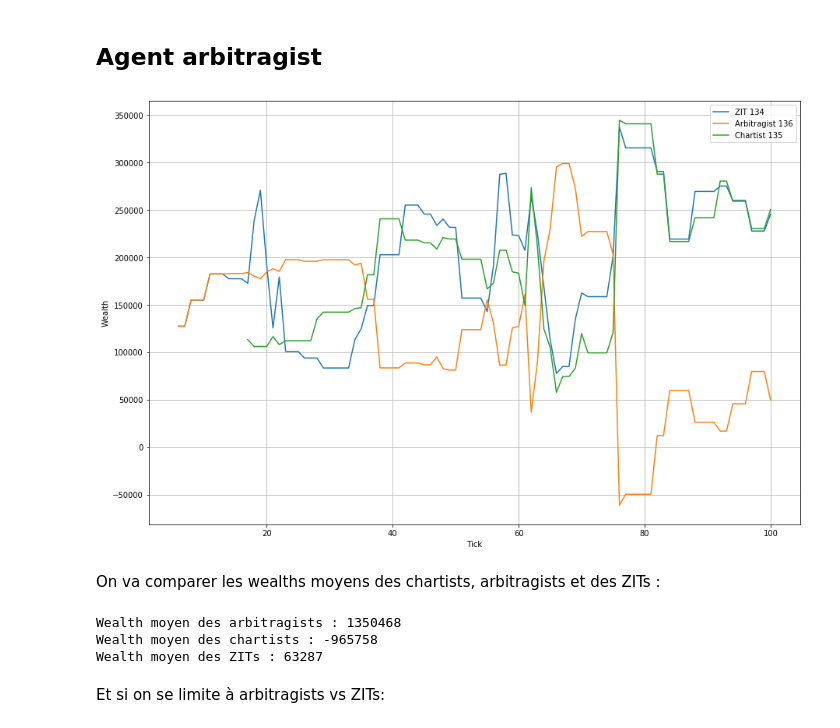
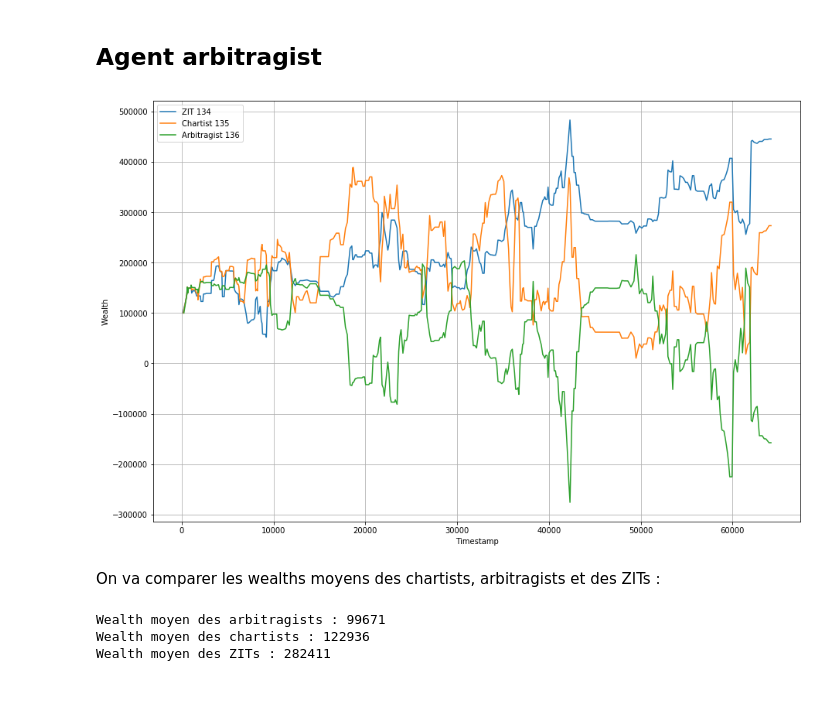
Before and after one commit to cristal-smac/atomPython, a Jupyter notebook: Agents.ipynb, the cells around one changed output. Saved outputs shown, nothing was run; the diff lists cells and outputs as text; code cells hidden in the pictures; blank space fills up the shorter version.

```diff
--- a/Agents.ipynb
+++ b/Agents.ipynb
@@ -52,11 +37,11 @@ Wealth: -72783
 # %%
-Wealth = process_wealth('trace.dat')
-for agent in Wealth.keys():
-    T, W = Wealth[agent]
+Wealths = extract_wealths('trace.dat')
+for agent in Wealths.keys():
+    T, W = Wealths[agent]
     plt.plot(T, W, '-', label=agent)
 plt.legend(loc='best')
 plt.grid()
-plt.xlabel('Tick')
+plt.xlabel('Time')
 plt.ylabel('Wealth')
 plt.show()
 # %% [output]
@@ -238,11 +224,11 @@ out.close()
 # %%
-Wealth = process_wealth('trace.dat')
-for agent in Wealth.keys():
-    T, W = Wealth[agent]
+Wealths = extract_wealths('trace.dat')
+for agent in Wealths.keys():
+    T, W = Wealths[agent]
     plt.plot(T, W, '-', label=agent)
 plt.legend(loc='best')
 plt.grid()
-plt.xlabel('Tick')
+plt.xlabel('Time')
 plt.ylabel('Wealth')
 plt.show()
 # %% [output]
@@ -264,9 +249,9 @@ out.close()
 # %%
-Wealth = process_wealth('trace.dat')
+Wealths = extract_wealths('trace.dat')
 Mean_wealth_chartist = []
 Mean_wealth_ZIT = []
-for agent in Wealth.keys():
-    _, W = Wealth[agent]
+for agent in Wealths.keys():
+    _, W = Wealths[agent]
     if "Chartist" in agent:
         Mean_wealth_chartist.append(np.mean(np.array(W)))
     else:
@@ -312,11 +297,11 @@ out.close()
 # %%
-Wealth = process_wealth('trace.dat')
-for agent in Wealth.keys():
-    T, W = Wealth[agent]
+Wealths = extract_wealths('trace.dat')
+for agent in Wealths.keys():
+    T, W = Wealths[agent]
     plt.plot(T, W, '-', label=agent)
 plt.legend(loc='best')
 plt.grid()
-plt.xlabel('Tick')
+plt.xlabel('Time')
 plt.ylabel('Wealth')
 plt.show()
 # %% [output]
@@ -382,15 +346,15 @@ out.close()
 # %%
-Wealth = process_wealth('trace.dat')
-for agent in Wealth.keys():
-    T, W = Wealth[agent]
+Wealths = extract_wealths('trace.dat')
+for agent in Wealths.keys():
+    T, W = Wealths[agent]
     plt.plot(T, W, '-', label=agent)
 plt.legend(loc='best')
 plt.grid()
-plt.xlabel('Tick')
+plt.xlabel('Timestamp')
 plt.ylabel('Wealth')
 plt.show()
 # %% [output]
-[figure, old version]
+[figure, new version]
 # %% [markdown]
 On va comparer les wealths moyens des chartists, arbitragists et des ZITs :
 # %%
@@ -410,10 +371,10 @@ out.close()
 # %%
-Wealth = process_wealth('trace.dat')
+Wealths = extract_wealths('trace.dat')
 Mean_wealth_arbitragist = []
 Mean_wealth_chartist = []
 Mean_wealth_ZIT = []
-for agent in Wealth.keys():
-    _, W = Wealth[agent]
+for agent in Wealths.keys():
+    _, W = Wealths[agent]
     if "Chartist" in agent:
         Mean_wealth_chartist.append(np.mean(np.array(W)))
     elif "Arbitragist" in agent:
@@ -422,8 +383,6 @@ for agent in Wealth.keys():
         Mean_wealth_ZIT.append(np.mean(np.array(W)))
 print("Wealth moyen des arbitragists : %i\nWealth moyen des chartists : %i\nWealth moyen des ZITs : %i\n" % (np.mean(np.array(Mean_wealth_arbitragist)), np.mean(np.array(Mean_wealth_chartist)), np.mean(np.array(Mean_wealth_ZIT))))
 # %% [output]
-Wealth moyen des arbitragists : 1350468
-Wealth moyen des chartists : -965758
-Wealth moyen des ZITs : 63287
+Wealth moyen des arbitragists : 99671
+Wealth moyen des chartists : 122936
+Wealth moyen des ZITs : 282411
-# %% [markdown]
-Et si on se limite à arbitragists vs ZITs:
```
Also changed, not shown: parts of 27 cells of this notebook, 2 other files.
